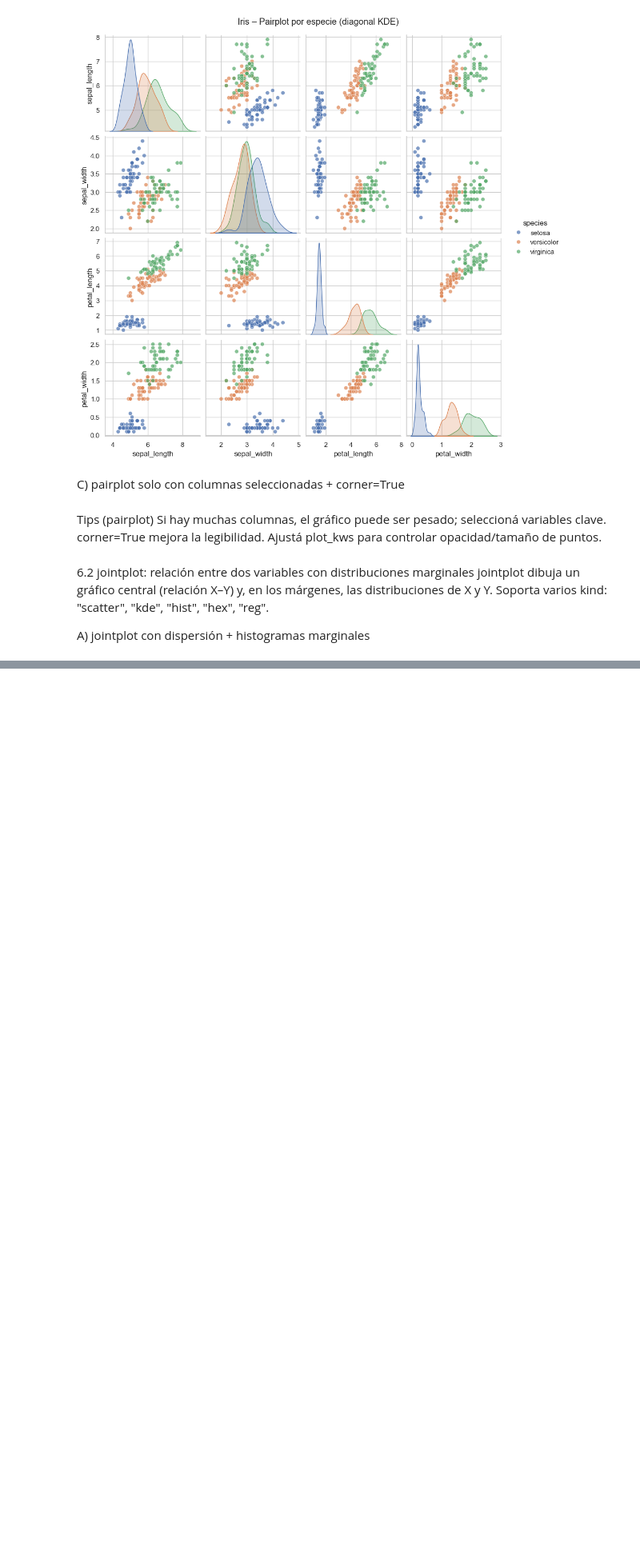
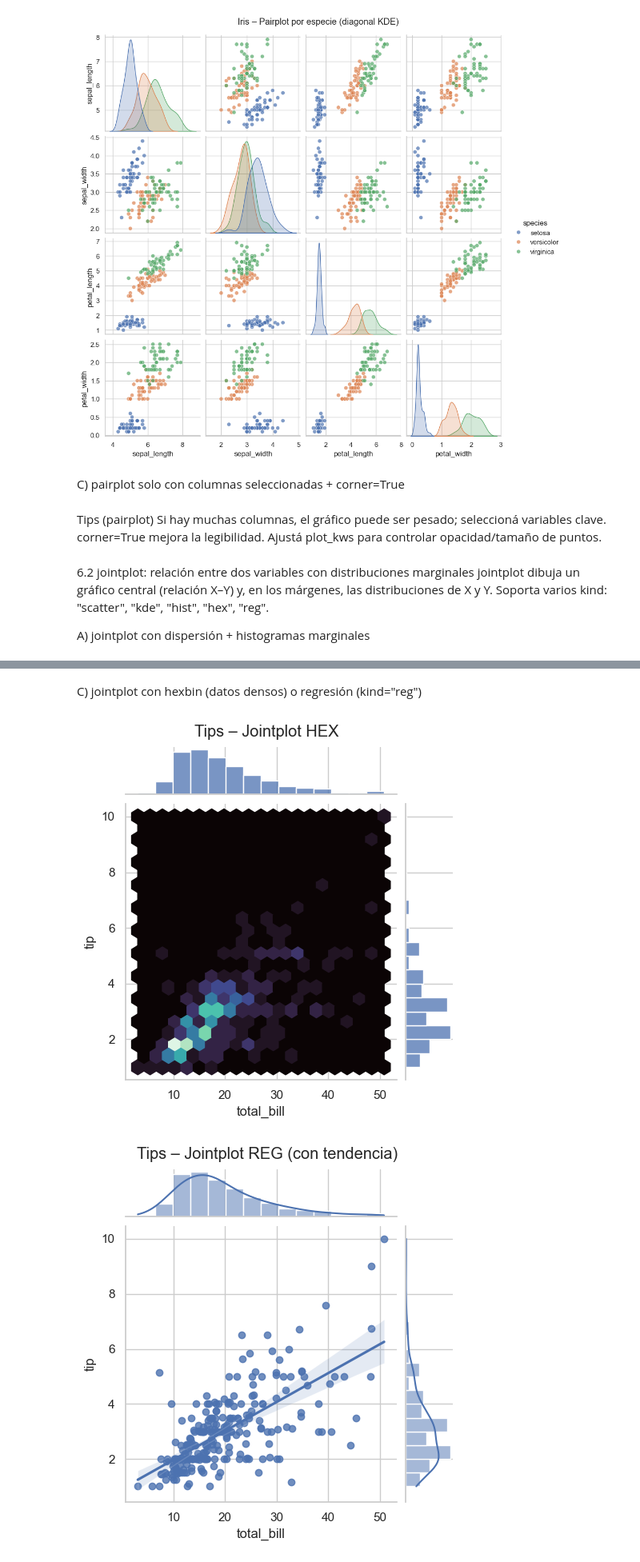
Before and after one commit to wilson-j-insaurralde/Seaborn, a Jupyter notebook: teoria/006_Gráficos multivariados.ipynb, the cells around one changed output, grey strips where cells are left out. Shown at 80% size. Drawn from its saved outputs; the diff is of its cells as text; code cells hidden in the pictures; blank space fills up the shorter version.

```diff
--- a/teoria/006_Gráficos multivariados.ipynb
+++ b/teoria/006_Gráficos multivariados.ipynb
@@ -94,0 +120,33 @@ plt.show()
+# %% [markdown]
+C) jointplot con hexbin (datos densos) o regresión (kind="reg")
+# %%
+import seaborn as sns
+import matplotlib.pyplot as plt
+
+sns.set_theme(style="whitegrid", context="notebook")
+
+tips = sns.load_dataset("tips")
+
+# Hexbin (ideal para datos densos/solapados)
+g1 = sns.jointplot(
+    data=tips,
+    x="total_bill", y="tip",
+    kind="hex",
+    height=5, gridsize=20,  # hexágonos
+    cmap="mako"
+)
+g1.fig.suptitle("Tips – Jointplot HEX", y=1.02)
+
+# Regresión simple (línea + bandas)
+g2 = sns.jointplot(
+    data=tips,
+    x="total_bill", y="tip",
+    kind="reg",           # scatter + recta + bandas
+    height=5
+)
+g2.fig.suptitle("Tips – Jointplot REG (con tendencia)", y=1.02)
+
+plt.show()
+# %% [output]
+[figure, added]
+[figure, added]
```
Also changed, not shown: parts of 6 cells of this notebook.
